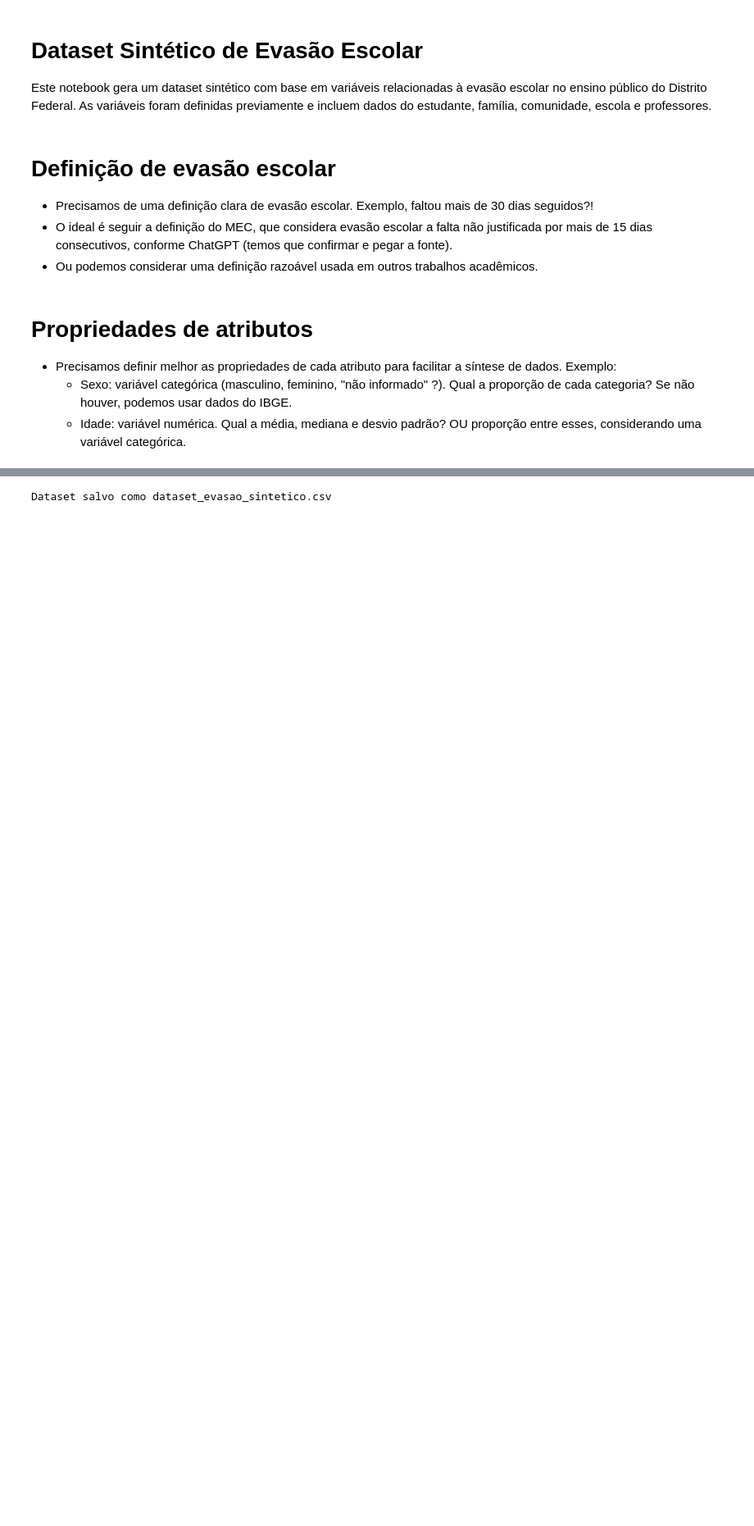
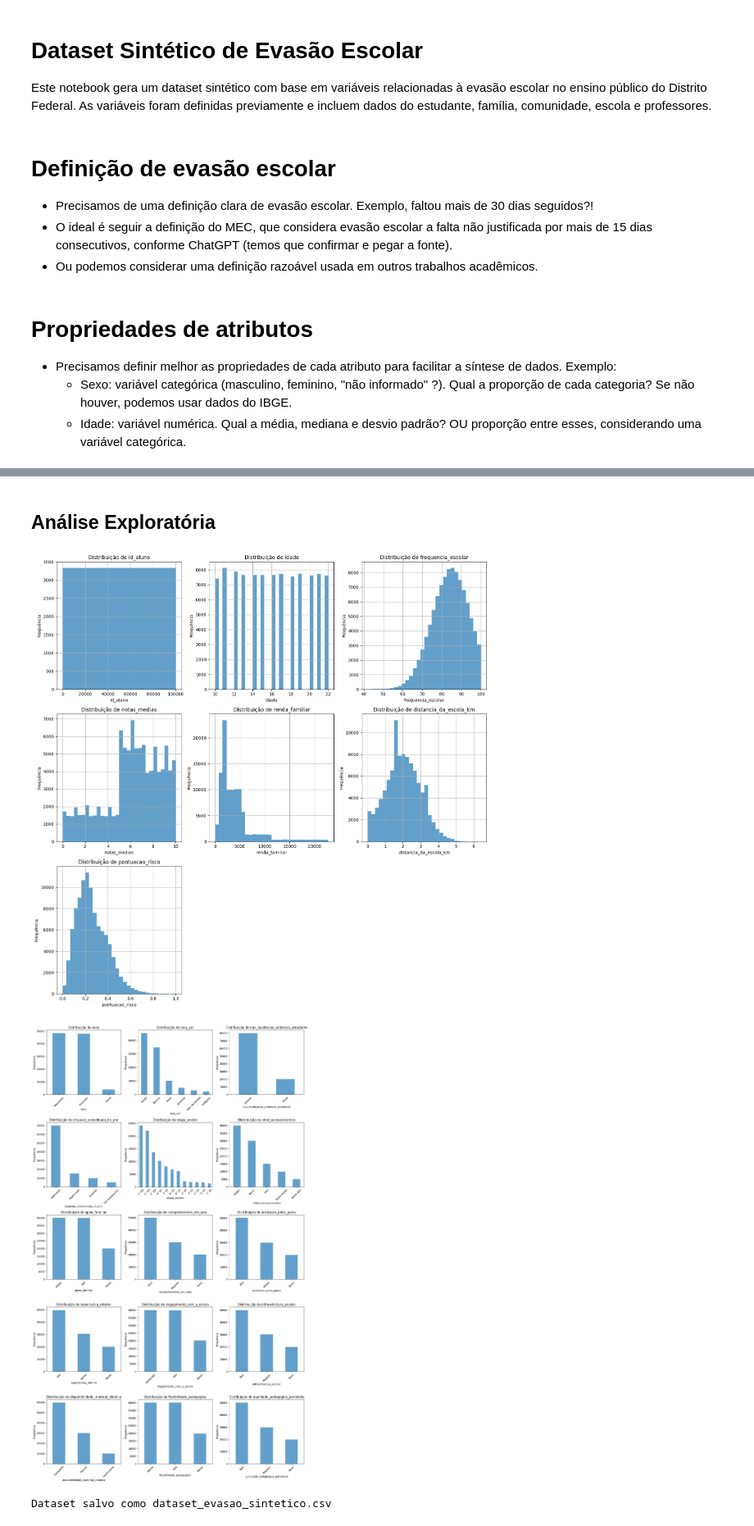
Before and after one commit to ciia-educacao/evasao-escolar, a Jupyter notebook: codigo/dataset_evasao_sintetico.ipynb, the cells around one changed output, grey strips where cells are left out. Shown: that part at 82% size. Saved outputs shown, nothing was run; the diff lists cells and outputs as text; code cells hidden in the pictures; blank space fills up the shorter version.

```diff
--- a/codigo/dataset_evasao_sintetico.ipynb
+++ b/codigo/dataset_evasao_sintetico.ipynb
@@ -24,8 +25,8 @@ import random
 n_alunos = 100000  # número de registros
 # %%
 sexos = ['Masculino', 'Feminino', 'Outro']
-etapas = ['5º ano', '6º ano', '7º ano', '8º ano', '9º ano', '1ª série EM', '2ª série EM', '3ª série EM']
-niveis_socioeconomicos = [f'N{i}' for i in range(1, 8)]
+# etapas = ['5º ano', '6º ano', '7º ano', '8º ano', '9º ano', '1ª série EM', '2ª série EM', '3ª série EM']
+# niveis_socioeconomicos = [f'N{i}' for i in range(1, 8)]
 apoio_familiar_vals = ['Alto', 'Médio', 'Baixo']
 comportamento_vals = ['Bom', 'Regular', 'Ruim']
 aceitacao_vals = ['Alta', 'Média', 'Baixa']
@@ -123,14 +181,13 @@ df = pd.DataFrame({
         n_alunos,
         p=[0.7, 0.15, 0.1, 0.05]
     ),
-
     'etapa_ensino': [gerar_etapa_ensino(i) for i in serie_evasao],
     'repetente': np.random.choice([True, False], n_alunos, p=[0.047, 0.953]),
+    'frequencia_escolar': gerar_frequencia(),
+    'notas_medias': [gerar_nota() for _ in range(n_alunos)],
+    'nivel_socioeconomico': [gerar_niveis_socioeconomicos() for _ in range(n_alunos)],
+    'renda_familiar': [gerar_renda() for _ in range(n_alunos)],
 
-    'frequencia_escolar': [gerar_frequencia() for _ in range(n_alunos)],
-    'notas_medias': [gerar_nota() for _ in range(n_alunos)],
-    'nivel_socioeconomico': np.random.choice(niveis_socioeconomicos, n_alunos),
-    'renda_familiar': [gerar_renda() for _ in range(n_alunos)],
 
     'trabalha': np.random.choice([True, False], n_alunos, p=[0.15, 0.85]),
     'trabalho_domestico_excessivo': np.random.choice([True, False], n_alunos, p=[0.1, 0.9]),
@@ -182,6 +244,58 @@ df.head()
 # plt.xlabel('Pontuação de risco')
 # plt.ylabel('Quantidade de alunos')
 # plt.show()
+# %% [markdown]
+## Análise Exploratória
+# %%
+def plot_numerical_distributions(df):
+    numerical_cols = df.select_dtypes(include=[np.number]).columns
+    n_cols = len(numerical_cols)
+    n_rows = (n_cols + 2) // 3  # 3 colunas por linha
+
+    fig, axes = plt.subplots(n_rows, 3, figsize=(15, 5*n_rows))
+    axes = axes.flatten() if n_rows > 1 else [axes]
+
+    for i, col in enumerate(numerical_cols):
+        df[col].hist(bins=30, ax=axes[i], alpha=0.7)
+        axes[i].set_title(f'Distribuição de {col}')
+        axes[i].set_xlabel(col)
+        axes[i].set_ylabel('Frequência')
+
+    # Remover subplots vazios
+    for i in range(len(numerical_cols), len(axes)):
+        fig.delaxes(axes[i])
+
+    plt.tight_layout()
+    plt.show()
+
+# Para variáveis categóricas (gráficos de barras)
+def plot_categorical_distributions(df):
+    categorical_cols = df.select_dtypes(include=['object', 'category']).columns
+    n_cols = len(categorical_cols)
+    n_rows = (n_cols + 2) // 3
+
+    fig, axes = plt.subplots(n_rows, 3, figsize=(15, 5*n_rows))
+    axes = axes.flatten() if n_rows > 1 else [axes]
+
+    for i, col in enumerate(categorical_cols):
+        df[col].value_counts().plot(kind='bar', ax=axes[i], alpha=0.7)
+        axes[i].set_title(f'Distribuição de {col}')
+        axes[i].set_xlabel(col)
+        axes[i].set_ylabel('Frequência')
+        axes[i].tick_params(axis='x', rotation=45)
+
+    for i in range(len(categorical_cols), len(axes)):
+        fig.delaxes(axes[i])
+
+    plt.tight_layout()
+    plt.show()
+
+# Uso
+plot_numerical_distributions(df)
+plot_categorical_distributions(df)
+# %% [output]
+[figure, added]
+[figure, added]
 # %%
 # Salvar dataset em CSV
 df.to_csv('dataset_evasao_sintetico.csv', index=False)
```
Also changed, not shown: parts of 4 cells of this notebook.
